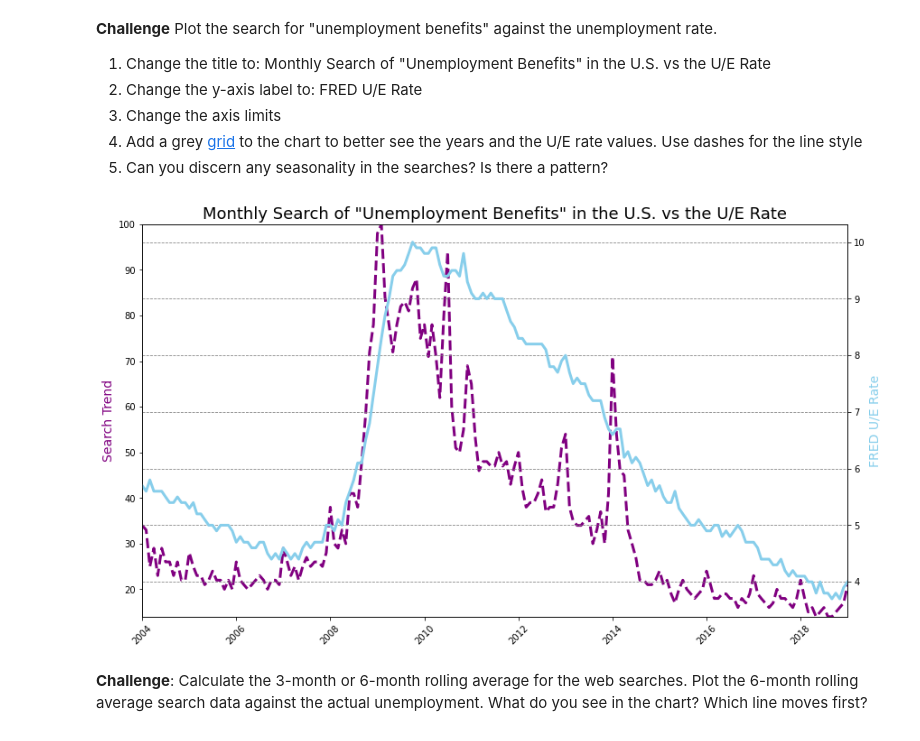
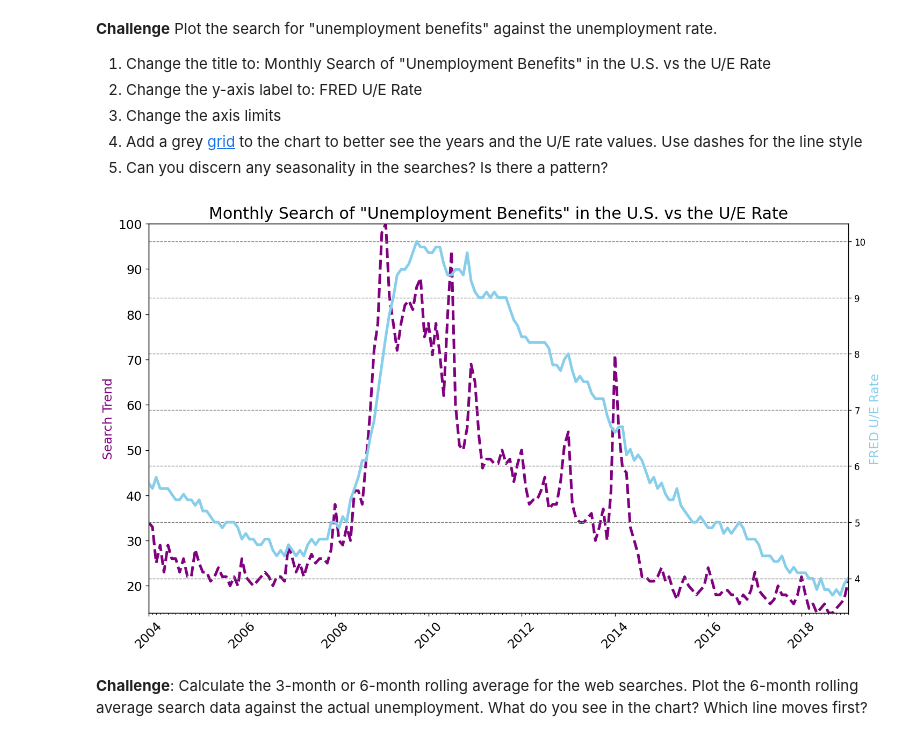
Before and after one commit to jhoeljp/Data-Analytics, a Jupyter notebook: Other/Google_Trends/Google_Trends_Analysis.ipynb, the cells around one changed output. Cells and saved outputs as stored; diff of their text form; code cells hidden in the pictures.

```diff
--- a/Other/Google_Trends/Google_Trends_Analysis.ipynb
+++ b/Other/Google_Trends/Google_Trends_Analysis.ipynb
@@ -370,26 +370,31 @@ big increases in searches for Bitcoin accompanied by big increases in the price
 4. Add a grey [grid](https://matplotlib.org/3.2.1/api/_as_gen/matplotlib.pyplot.grid.html) to the chart to better see the years and the U/E rate values. Use dashes for the line style<br>
 5. Can you discern any seasonality in the searches? Is there a pattern?
 # %%
-plt.figure(figsize=(14,8))
+plt.figure(figsize=(14,8),dpi=120)
 plt.title('Monthly Search of "Unemployment Benefits" in the U.S. vs the U/E Rate',fontsize=18)
-plt.xticks(rotation=45)
+plt.xticks(fontsize=14,rotation=45)
+plt.yticks(fontsize=14)
 
 ax1 = plt.gca()
 ax2 = ax1.twinx()
+
+ax1.xaxis.set_major_locator(years)
+ax1.xaxis.set_major_formatter(years_fmt)
+ax1.xaxis.set_minor_locator(months)
 
 ax1.plot(df_unemployment.MONTH,df_unemployment.UE_BENEFITS_WEB_SEARCH,c='purple', linewidth=3,linestyle='--')
 ax1.set_ylabel('Search Trend',c='purple',fontsize=14)
 
 ax1.set_ylim(df_unemployment.UE_BENEFITS_WEB_SEARCH.min(),df_unemployment.UE_BENEFITS_WEB_SEARCH.max())
 ax1.set_xlim([df_unemployment.MONTH.min(), df_unemployment.MONTH.max()])
 
 plt.grid(color='grey', linestyle='--')
 
 ax2.plot(df_unemployment.MONTH,df_unemployment.UNRATE, c='skyblue', linewidth=3)
 ax2.set_ylabel('FRED U/E Rate',c='skyblue',fontsize=14)
 
 plt.show()
 # %% [output]
-[figure, old version]
+[figure, new version]
 # %% [markdown]
 **Challenge**: Calculate the 3-month or 6-month rolling average for the web searches. Plot the 6-month rolling average search data against the actual unemployment. What do you see in the chart? Which line moves first?
```
Also changed, not shown: parts of 4 cells of this notebook.
